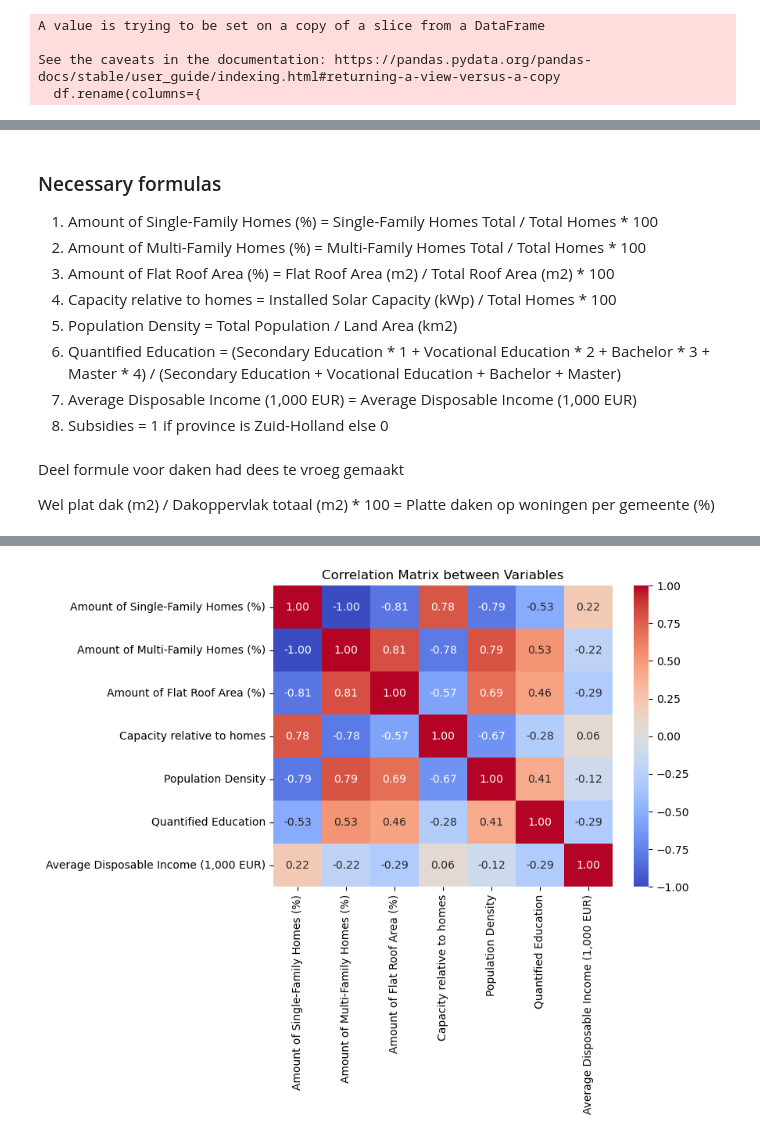
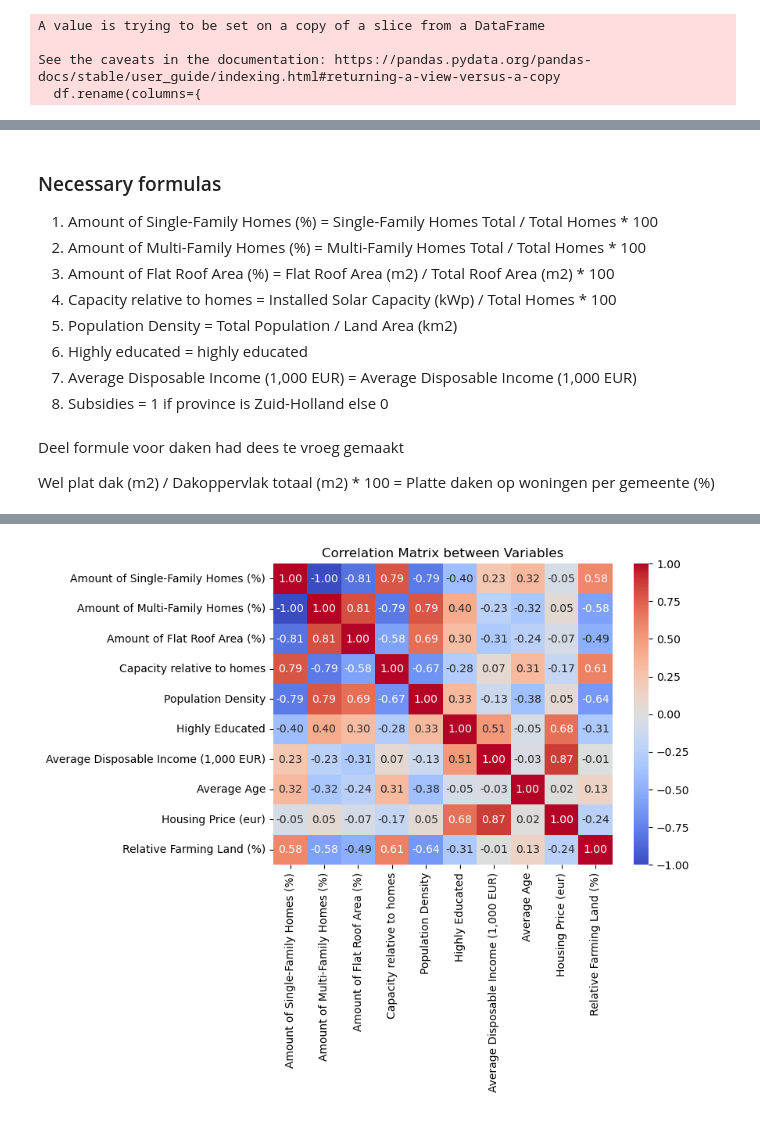
Before and after one commit to juliusj03/Spatial-data-science-solar, a Jupyter notebook: solar.ipynb, the cells around one changed output, grey strips where cells are left out. Drawn from its saved outputs; the diff is of its cells as text; code cells hidden in the pictures.

```diff
--- a/solar.ipynb
+++ b/solar.ipynb
@@ -310,0 +336,3 @@ print(unmatched_entries["Regio's"].unique())
+# %%
+farming_land_df = farming_land_df.drop(columns=['Perioden'])
+display(farming_land_df)
@@ -342,7 +400,13 @@ merged_df = housing_type_df_2021.merge(
 ).merge(
     IAPES_df_2021, on="Regio's", suffixes=('', '_IAPES')
 ).merge(
-    rooftop_homes_df, on="Regio's", suffixes=('', '_roofop')
+    rooftop_homes_df, on="Regio's", suffixes=('', '_rooftop')
+).merge(
+    education_df, on="Regio's", suffixes=('', '_education')
+).merge(
+    housing_price_df, on="Regio's", suffixes=('', '_housing')
+).merge(
+    farming_land_df, on="Regio's", suffixes=('', '_housing')
 )
 # %% [markdown]
 Als je merged verlies je 1448/4=362 362-353 (kijk naar rij aantallen)=9 gemeenten, waaraan weet ik nog niet. Huisdata lijkt iig het minste aantal gemeenten te hebben, wel staan in veel oude cijfers gemeenten nog wel maar zonder data. Na een kleine google kom ik op 352 gemeenten nodig in 2021, en aangezien Nederland er ook bij zit klopt 353 precies (bron https://allecijfers.nl/definities/aantal-gemeenten-en-overzicht-gemeentelijkeherindelingen/)
@@ -518,3 +624,8 @@ memory usage: 44.1+ KB
+# %%
+# Replace invalid values (like '.') with NaN, then strip spaces and convert to float
+df['Low Educated'] = pd.to_numeric(df['Low Educated'].str.strip(), errors='coerce')
+df['Medium Educated'] = pd.to_numeric(df['Medium Educated'].str.strip(), errors='coerce')
+df['Highly Educated'] = pd.to_numeric(df['Highly Educated'].str.strip(), errors='coerce')
 # %% [markdown]
 ### Necessary formulas
 1. Amount of Single-Family Homes (%) = Single-Family Homes Total / Total Homes * 100
@@ -522,8 +633,7 @@ memory usage: 44.1+ KB
 3. Amount of Flat Roof Area (%) = Flat Roof Area (m2) / Total Roof Area (m2) * 100
 4. Capacity relative to homes = Installed Solar Capacity (kWp) / Total Homes * 100
 5. Population Density = Total Population / Land Area (km2)
-6. Quantified Education = (Secondary Education * 1 + Vocational Education * 2 + Bachelor * 3 + Master * 4)
-    / (Secondary Education + Vocational Education + Bachelor + Master)
+6. Highly educated = highly educated
 7. Average Disposable Income (1,000 EUR) = Average Disposable Income (1,000 EUR)
 8. Subsidies = 1 if province is Zuid-Holland else 0
 # %% [markdown]
@@ -548,16 +658,31 @@ df['Capacity relative to homes'] = df['Installed Solar Capacity (kWp)'] / df['To
 # Formula 5 of the population density
 df['Population Density'] = df['Total Population'] / df['Land Area (km2)']
 
-# Formula 6 of the quantification of education, very much upto debate
-df['Quantified Education'] = ((df['Secondary Education'] * 1 + df['Vocational Education'] * 2 + df['Bachelor'] * 3 + df['Master'] * 4) /
-                              (df['Secondary Education'] + df['Vocational Education'] + df['Bachelor'] + df['Master'] ))
-
 # Formula 8 of the subsidies per province
 df['Subsidies'] = 0
 
+# Berekening van de gemiddelde leeftijd
+age_groups = {
+    '<5 Years (%)': 2.5,
+    '5-10 Years (%)': 7.5,
+    '10-15 Years (%)': 12.5,
+    '15-20 Years (%)': 17.5,
+    '20-25 Years (%)': 22.5,
+    '25-45 Years (%)': 35,
+    '45-65 Years (%)': 55,
+    '65-80 Years (%)': 72.5,
+    '>80 Years (%)': 85
+}
+
+# Gewogen gemiddelde leeftijd toevoegen
+df['Average Age'] = sum(df[group] * age for group, age in age_groups.items()) / 100
+
+# Test formule
+df['Relative Farming Land (%)'] = df['Farming Land (ha)'] / df['Land Area (ha)']
+
 # Keeping only the necessary columns
 df = df[['Municipality Name', 'Year', 'geometry', 'Amount of Single-Family Homes (%)', 'Amount of Multi-Family Homes (%)', 'Amount of Flat Roof Area (%)',
-         'Capacity relative to homes', 'Population Density', 'Quantified Education', 'Average Disposable Income (1,000 EUR)', 'Subsidies']]
+         'Capacity relative to homes', 'Population Density', 'Highly Educated', 'Average Disposable Income (1,000 EUR)', 'Subsidies', 'Average Age', 'Housing Price (eur)', 'Relative Farming Land (%)']]
 
 display(df.head())
 # %% [output]
@@ -570,16 +695,16 @@ display(df.head())
 # %%
 # List of columns
 columns = ['Amount of Single-Family Homes (%)', 'Amount of Multi-Family Homes (%)', 'Amount of Flat Roof Area (%)',
-         'Capacity relative to homes', 'Population Density', 'Quantified Education', 'Average Disposable Income (1,000 EUR)']
+         'Capacity relative to homes', 'Population Density', 'Highly Educated', 'Average Disposable Income (1,000 EUR)', 'Average Age', 'Housing Price (eur)', 'Relative Farming Land (%)']
 
 # Calculate the correlation matrix
 corr_matrix = df[columns].corr()
 
 # Plot the correlation matrix as a heatmap
 plt.figure(figsize=(7, 5))
 sns.heatmap(corr_matrix, annot=True, cmap="coolwarm", vmin=-1, vmax=1, fmt=".2f", cbar=True)
 plt.title("Correlation Matrix between Variables")
 plt.show()
 # %% [output]
-[figure, old version]
+[figure, new version]
 # %%
```
Also changed, not shown: parts of 18 cells of this notebook, 2 other files.
